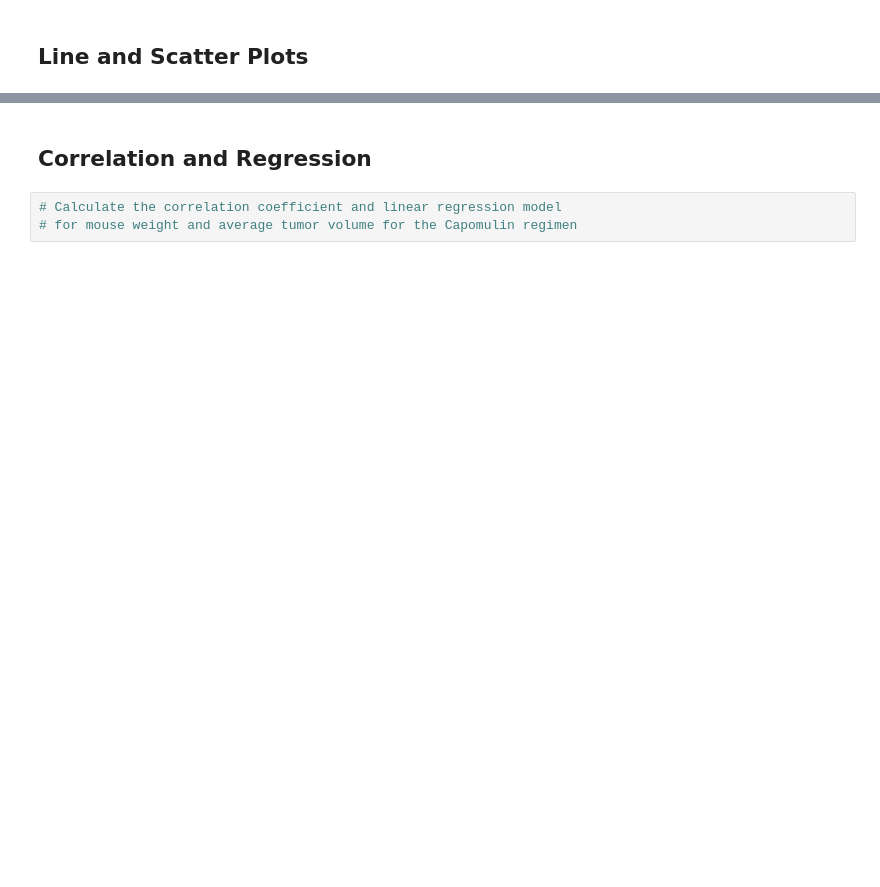
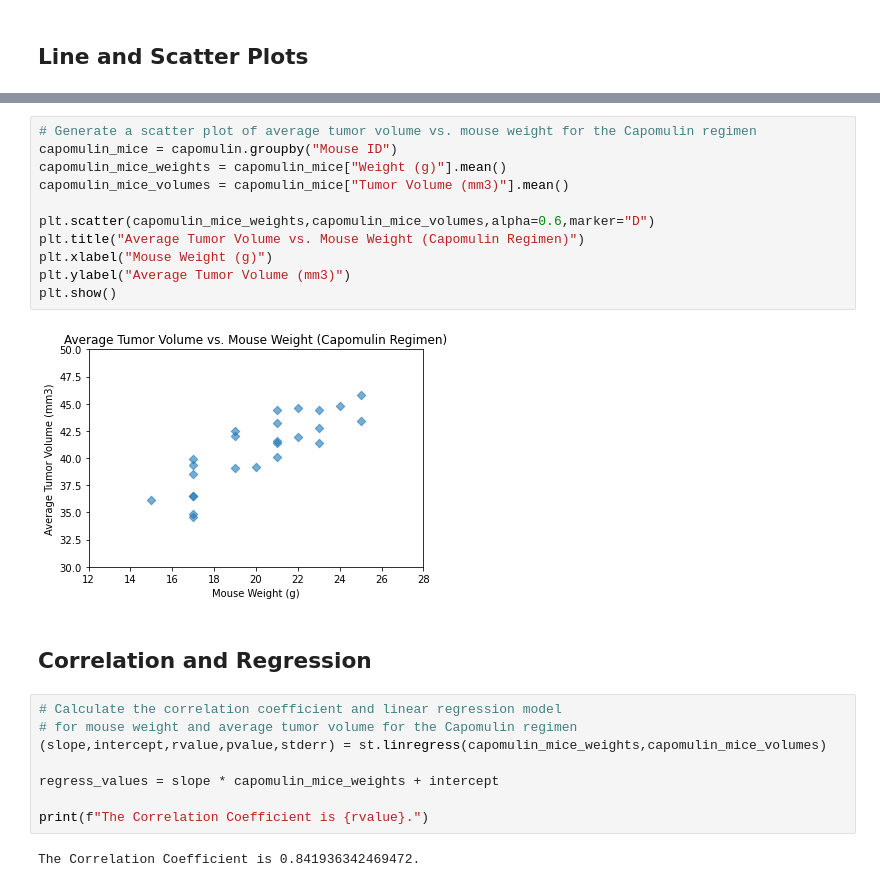
Before and after one commit to drbernal47/pymaceuticals-assignment, a Jupyter notebook: pymaceuticals_starter.ipynb, the cells around one changed output, grey strips where cells are left out. Drawn from its saved outputs; the diff is of its cells as text; blank space fills up the shorter version.

```diff
--- a/pymaceuticals_starter.ipynb
+++ b/pymaceuticals_starter.ipynb
@@ -250,5 +249,25 @@ plt.show()
+# %%
+# Generate a scatter plot of average tumor volume vs. mouse weight for the Capomulin regimen
+capomulin_mice = capomulin.groupby("Mouse ID")
+capomulin_mice_weights = capomulin_mice["Weight (g)"].mean()
+capomulin_mice_volumes = capomulin_mice["Tumor Volume (mm3)"].mean()
+
+plt.scatter(capomulin_mice_weights,capomulin_mice_volumes,alpha=0.6,marker="D")
+plt.title("Average Tumor Volume vs. Mouse Weight (Capomulin Regimen)")
+plt.xlabel("Mouse Weight (g)")
+plt.ylabel("Average Tumor Volume (mm3)")
+plt.show()
+# %% [output]
+[figure, added]
 # %% [markdown]
 ## Correlation and Regression
 # %%
 # Calculate the correlation coefficient and linear regression model
 # for mouse weight and average tumor volume for the Capomulin regimen
+(slope,intercept,rvalue,pvalue,stderr) = st.linregress(capomulin_mice_weights,capomulin_mice_volumes)
+
+regress_values = slope * capomulin_mice_weights + intercept
+
+print(f"The Correlation Coefficient is {rvalue}.")
+# %% [output]
+The Correlation Coefficient is 0.841936342469472.
```
Also changed, not shown: parts of 4 cells of this notebook.
